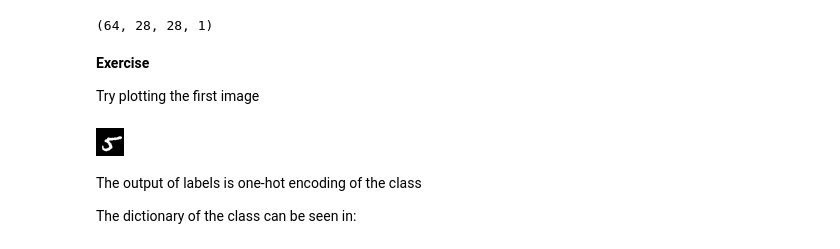
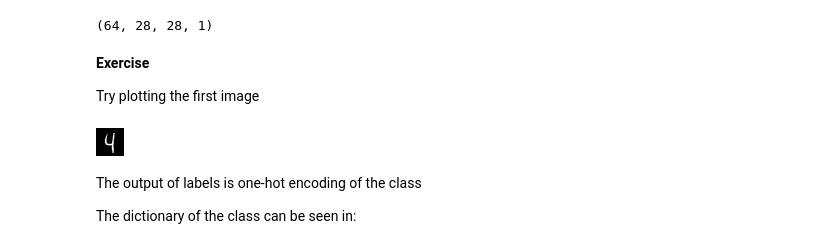
Before and after one commit to leoilab/deeplearning-workshop, a Jupyter notebook: Exercise 1 - MNIST.ipynb, the cells around one changed output. Saved outputs shown, nothing was run; the diff lists cells and outputs as text; code cells hidden in the pictures.

```diff
--- a/Exercise 1 - MNIST.ipynb
+++ b/Exercise 1 - MNIST.ipynb
@@ -144,9 +145,9 @@ images.shape
 
 Try plotting the first image
 # %%
-array_to_img(images[0])
+array_to_img(images[3])
 # %% [output]
-[figure, old version]
+[figure, new version]
 # %% [markdown]
 The output of labels is one-hot encoding of the class
 
```
Also changed, not shown: parts of 16 cells of this notebook.
